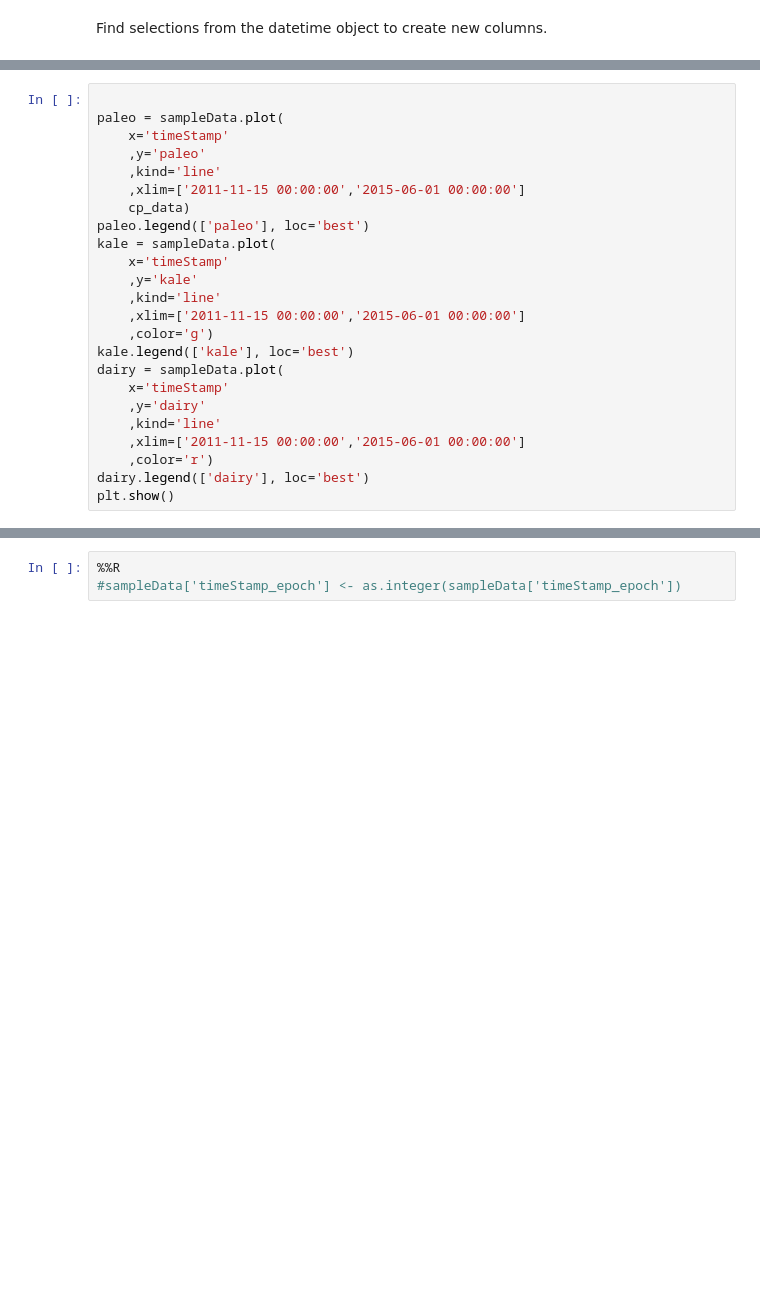
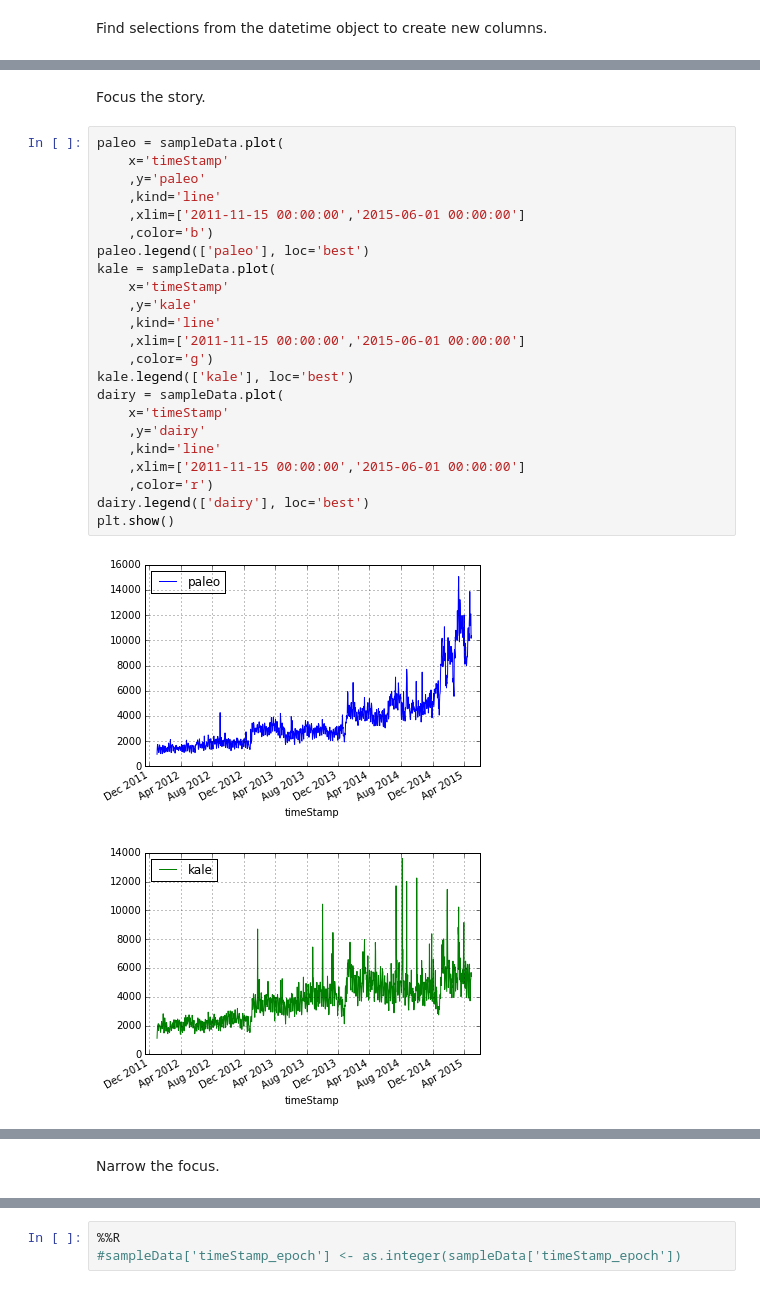
Before and after one commit to blehman/PyMNtos_ipynbD3_workshop, a Jupyter notebook: d3_notebook_example/notebooks/example.ipynb, the cells around one changed output, grey strips where cells are left out. Drawn from its saved outputs; the diff is of its cells as text; blank space fills up the shorter version.

```diff
--- a/d3_notebook_example/notebooks/example.ipynb
+++ b/d3_notebook_example/notebooks/example.ipynb
@@ -290,24 +228,28 @@ print sampleData.columns
+# %% [markdown]
+Focus the story.
 # %%
-
 paleo = sampleData.plot(
     x='timeStamp'
     ,y='paleo'
     ,kind='line'
     ,xlim=['2011-11-15 00:00:00','2015-06-01 00:00:00']
-    cp_data)
+    ,color='b')
 paleo.legend(['paleo'], loc='best')
 kale = sampleData.plot(
     x='timeStamp'
     ,y='kale'
     ,kind='line'
     ,xlim=['2011-11-15 00:00:00','2015-06-01 00:00:00']
     ,color='g')
 kale.legend(['kale'], loc='best')
 dairy = sampleData.plot(
     x='timeStamp'
     ,y='dairy'
     ,kind='line'
     ,xlim=['2011-11-15 00:00:00','2015-06-01 00:00:00']
     ,color='r')
 dairy.legend(['dairy'], loc='best')
 plt.show()
+# %% [output]
+[figure, added]
+[figure, added]
@@ -314,3 +257,5 @@ plt.show()
+# %% [markdown]
+Narrow the focus.
 # %%
 paleo = sampleData.plot(
     x='timeStamp'
```
Also changed, not shown: parts of 27 cells of this notebook.
